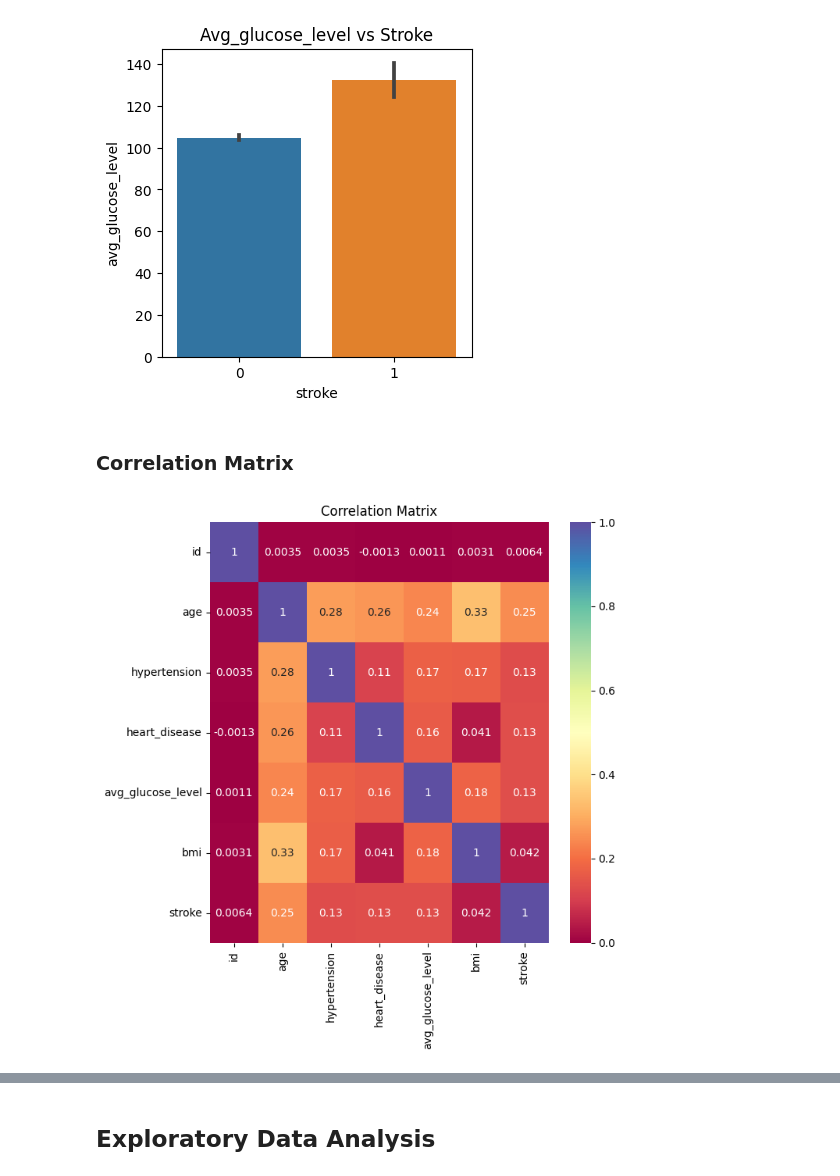
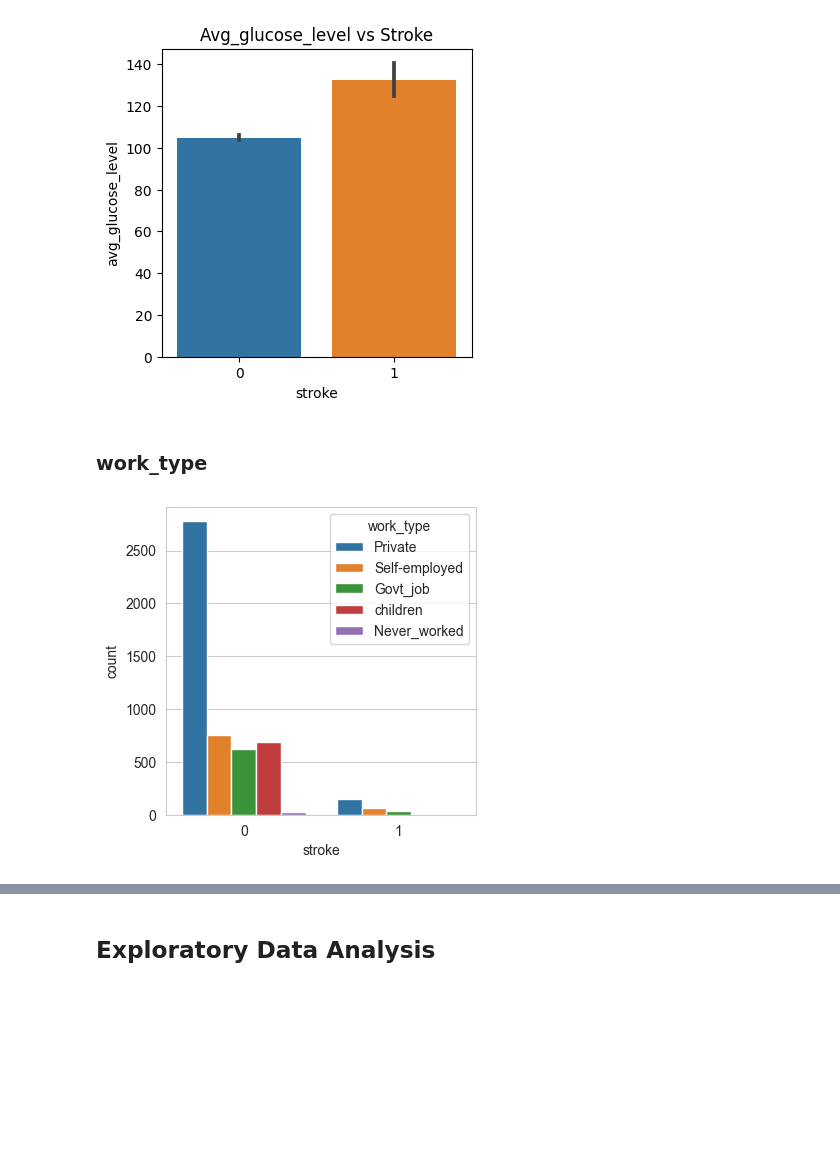
Before and after one commit to mahesh027/Brain-Stroke-prediction-model-using-ml, a Jupyter notebook: Brain-Stroke-Prediction.ipynb, the cells around one changed output, grey strips where cells are left out. Cells and saved outputs as stored; diff of their text form; code cells hidden in the pictures; blank space fills up the shorter version.

```diff
--- a/Brain-Stroke-Prediction.ipynb
+++ b/Brain-Stroke-Prediction.ipynb
@@ -51,11 +51,11 @@ plt.title('Avg_glucose_level vs Stroke')
 # %% [output]
 Text(0.5, 1.0, 'Avg_glucose_level vs Stroke')
 [figure]
-# %% [markdown]
-### Correlation Matrix
-# %%
-corr=data.corr()
-plt.figure(figsize=(7,7))
-sns.heatmap(data=corr,annot=True,cmap='Spectral').set(title='Correlation Matrix');
-# %% [output]
-[figure, removed]
+# %% [markdown]
+### work_type
+# %%
+sns.set_style("whitegrid")
+sns.countplot(x='stroke',hue='work_type',data=data);
+plt.show()
+# %% [output]
+[figure, added]
```
Also changed, not shown: parts of 12 cells of this notebook, 1 other file.
